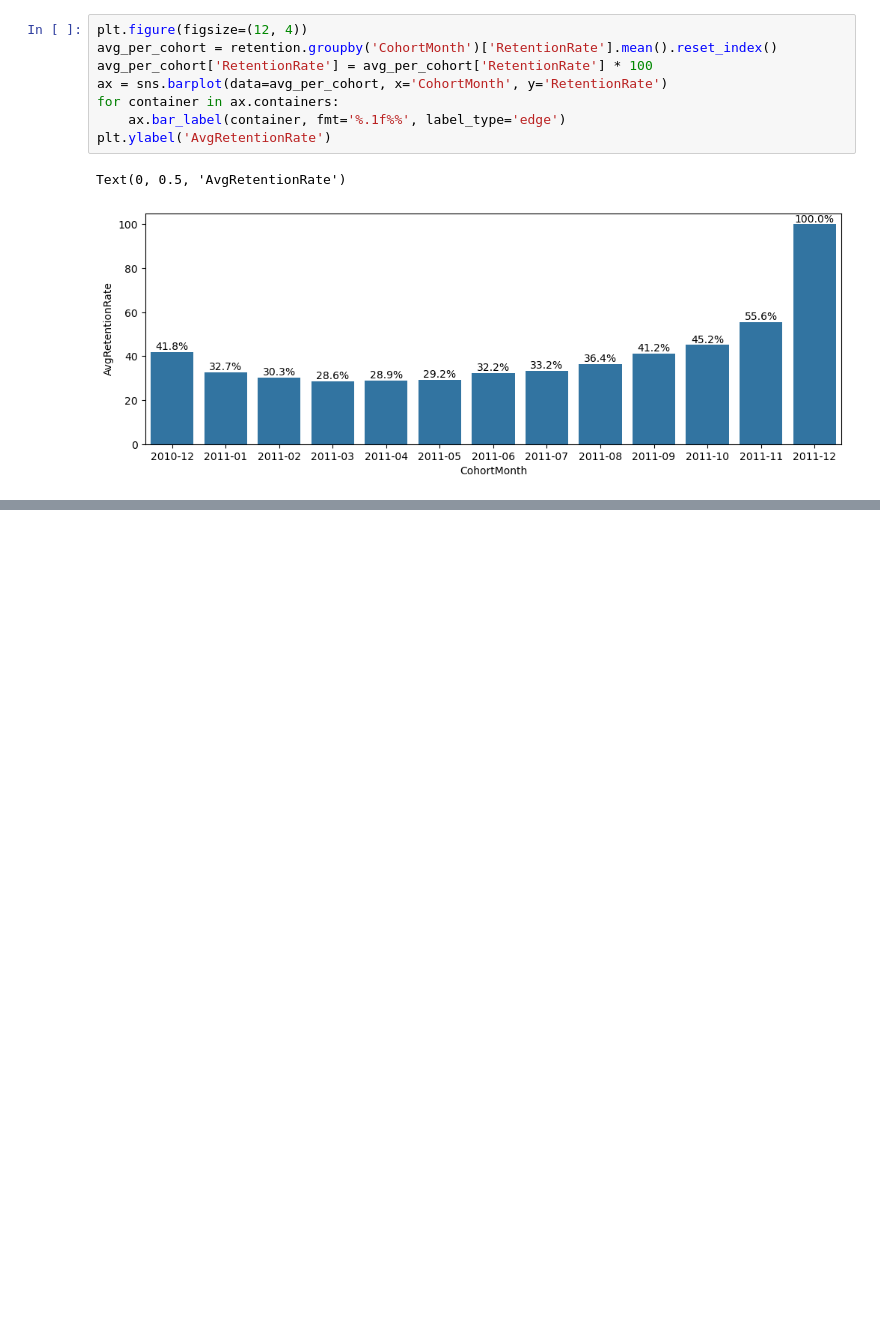
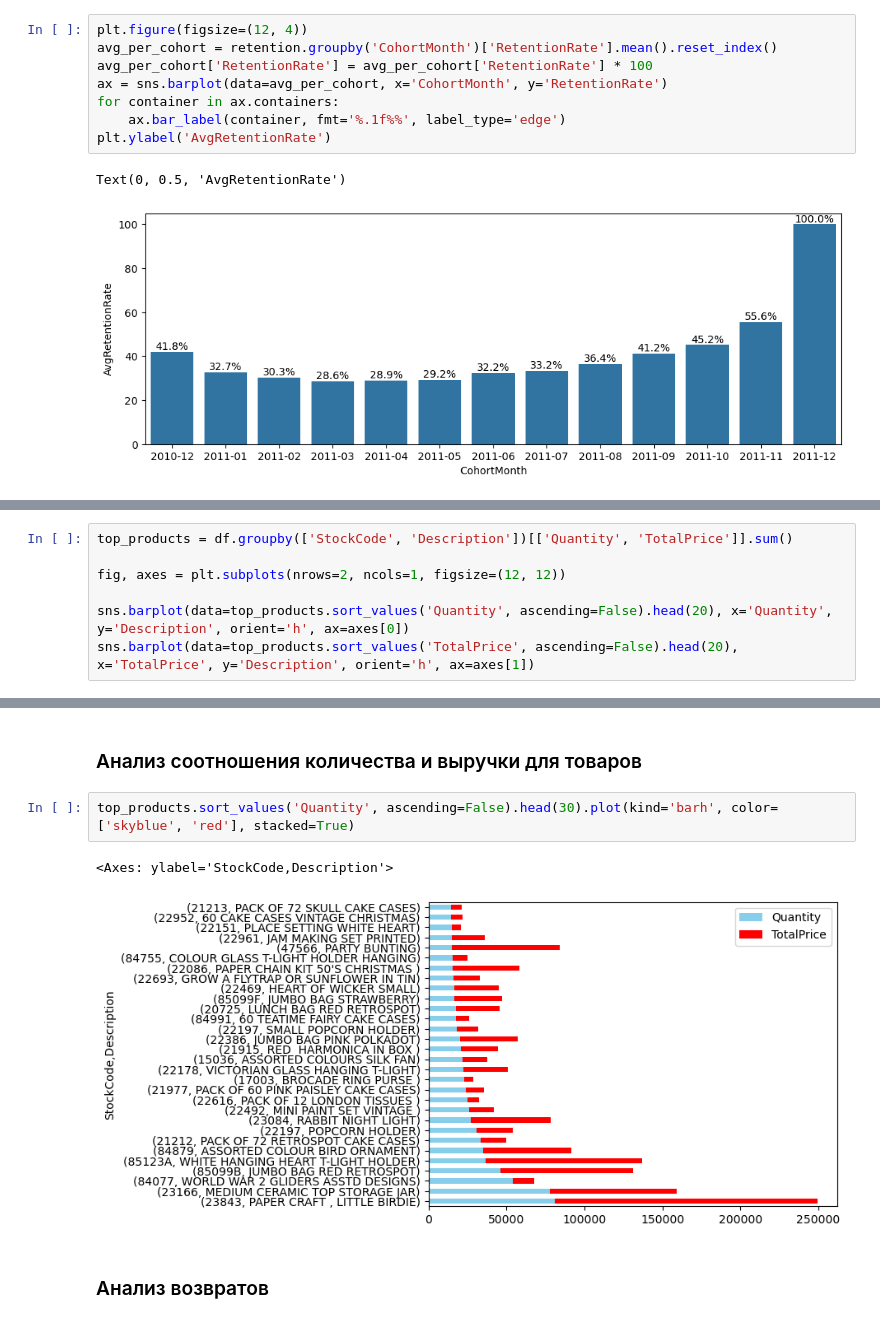
Before and after one commit to yaroslavvv-fino/project-eda-online-retail, a Jupyter notebook: ProjectOnlineRetail.ipynb, the cells around one changed output, grey strips where cells are left out. Saved outputs shown, nothing was run; the diff lists cells and outputs as text; blank space fills up the shorter version.

```diff
--- a/ProjectOnlineRetail.ipynb
+++ b/ProjectOnlineRetail.ipynb
@@ -336,0 +389,7 @@ Text(0, 0.5, 'AvgRetentionRate')
+# %%
+top_products = df.groupby(['StockCode', 'Description'])[['Quantity', 'TotalPrice']].sum()
+
+fig, axes = plt.subplots(nrows=2, ncols=1, figsize=(12, 12))
+
+sns.barplot(data=top_products.sort_values('Quantity', ascending=False).head(20), x='Quantity', y='Description', orient='h', ax=axes[0])
+sns.barplot(data=top_products.sort_values('TotalPrice', ascending=False).head(20), x='TotalPrice', y='Description', orient='h', ax=axes[1])
@@ -336,0 +399,9 @@ Text(0, 0.5, 'AvgRetentionRate')
+# %% [markdown]
+### Анализ соотношения количества и выручки для товаров
+# %%
+top_products.sort_values('Quantity', ascending=False).head(30).plot(kind='barh', color=['skyblue', 'red'], stacked=True)
+# %% [output]
+<Axes: ylabel='StockCode,Description'>
+[figure, added]
+# %% [markdown]
+### Анализ возвратов
```
Also changed, not shown: parts of 34 cells of this notebook.
